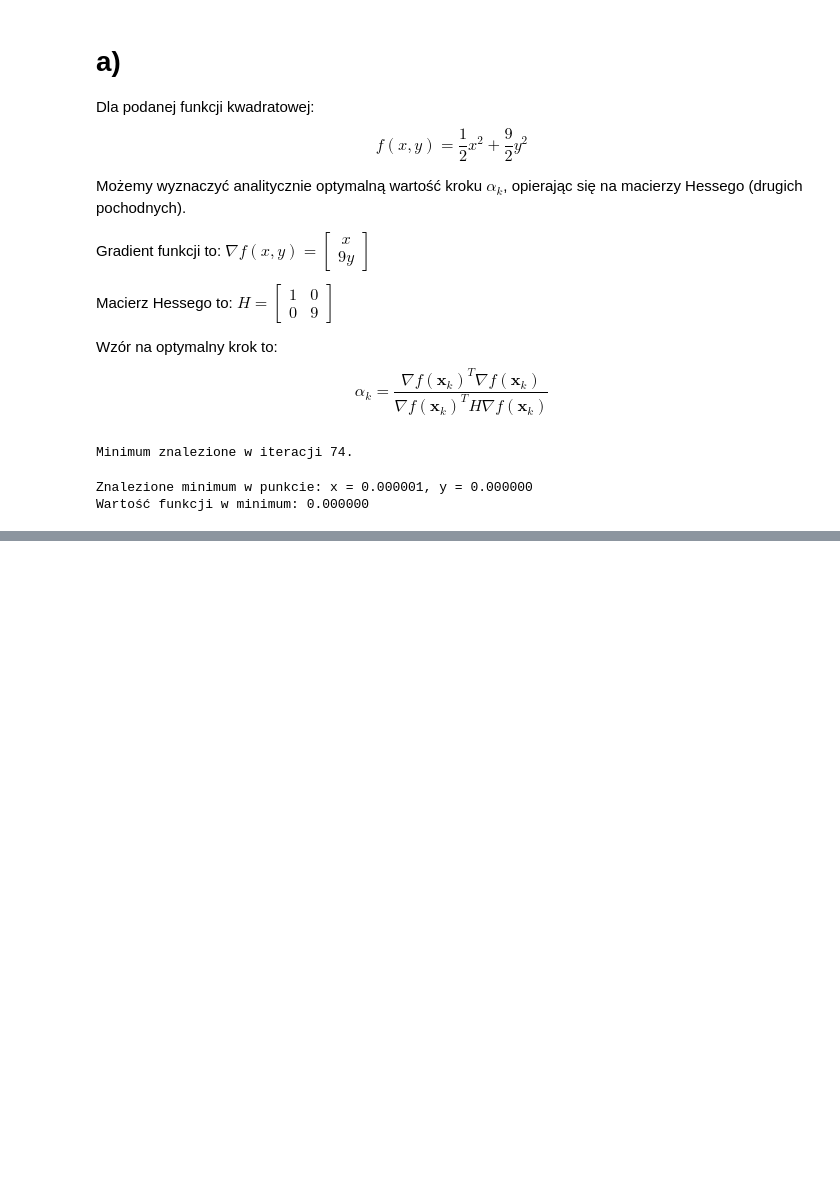
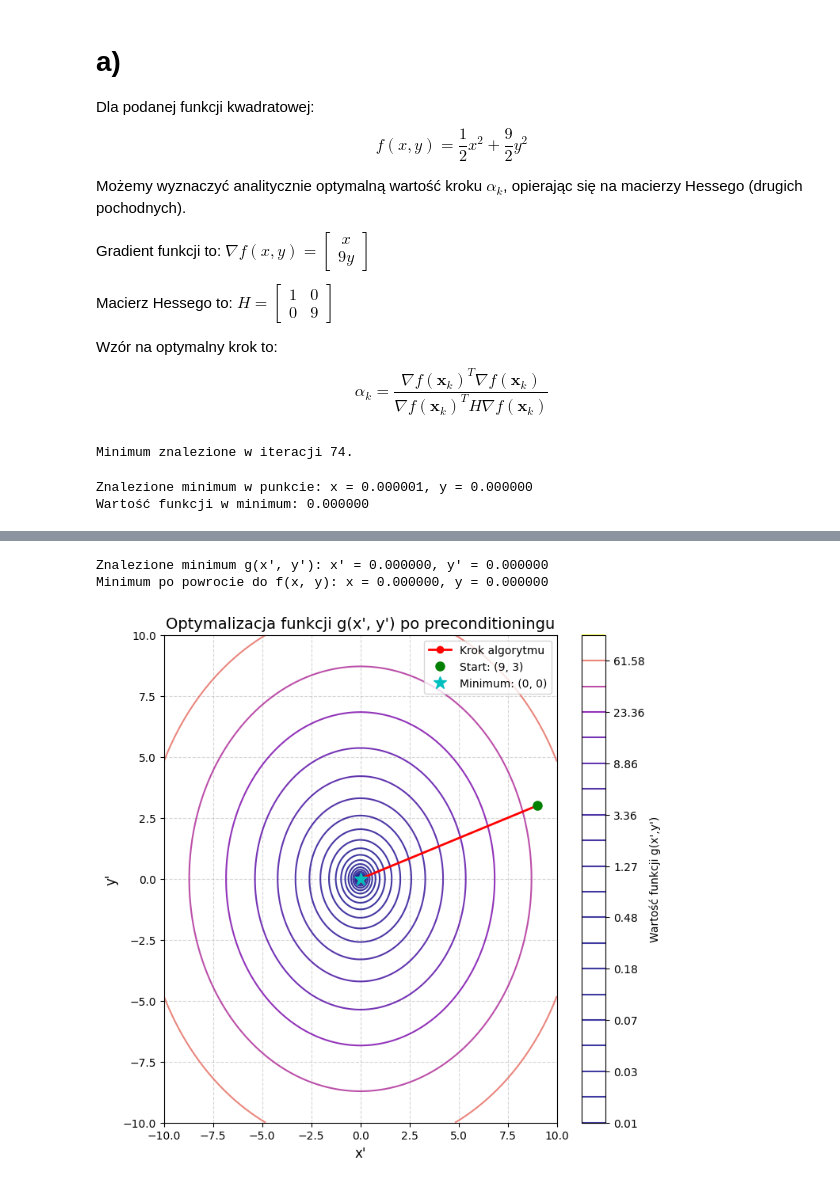
Before and after one commit to Szymbuk/MOWNIT, a Jupyter notebook: lab11/ex1.ipynb, the cells around one changed output, grey strips where cells are left out. Drawn from its saved outputs; the diff is of its cells as text; code cells hidden in the pictures; blank space fills up the shorter version.

Commit message:
✨ Implement preconditioned gradient descent using Hessian-based coordinate transform

```diff
--- a/lab11/ex1.ipynb
+++ b/lab11/ex1.ipynb
@@ -87,0 +155,15 @@ plt.show()
+# %%
+def g(x_prime, y_prime):
+    return 0.5 * x_prime**2 + 0.5 * y_prime**2
+
+def gradient_g(x_prime, y_prime):
+    return np.array([x_prime, y_prime])
+# %%
+x0_original = np.array([9.0, 1.0])
+
+x_k_prime = L.dot(x0_original)
+print(f"Punkt startowy w nowym układzie (x', y'): {x_k_prime}")
+
+tolerance = 1e-6
+max_iter = 100
+path_prime = [x_k_prime.copy()]
@@ -87,0 +190,53 @@ plt.show()
+# %%
+print(f"Znalezione minimum g(x', y'): x' = {x_k_prime[0]:.6f}, y' = {x_k_prime[1]:.6f}")
+print(
+    f"Minimum po powrocie do f(x, y): x = {x_min_original[0]:.6f}, y = {x_min_original[1]:.6f}"
+)
+# %% [output]
+Znalezione minimum g(x', y'): x' = 0.000000, y' = 0.000000
+Minimum po powrocie do f(x, y): x = 0.000000, y = 0.000000
+# %%
+x_range = np.linspace(-10, 10, 400)
+y_range = np.linspace(-10, 10, 400)
+X, Y = np.meshgrid(x_range, y_range)
+Z = g(X, Y)
+# %%
+plt.figure(figsize=(8, 8))
+
+levels = np.logspace(-2, 2, 20)
+cp = plt.contour(X, Y, Z, levels=levels, cmap="plasma", alpha=0.8)
+plt.colorbar(cp, label="Wartość funkcji g(x',y')")
+
+plt.plot(
+    path_prime[:, 0],
+    path_prime[:, 1],
+    "ro-",
+    label="Krok algorytmu",
+    markersize=6,
+    linewidth=2,
+)
+plt.plot(
+    path_prime[0, 0],
+    path_prime[0, 1],
+    "go",
+    label=f"Start: ({path_prime[0, 0]:.0f}, {path_prime[0, 1]:.0f})",
+    markersize=8,
+)
+plt.plot(
+    path_prime[-1, 0],
+    path_prime[-1, 1],
+    "c*",
+    label=f"Minimum: ({path_prime[-1, 0]:.0f}, {path_prime[-1, 1]:.0f})",
+    markersize=12,
+)
+
+plt.title("Optymalizacja funkcji g(x', y') po preconditioningu", fontsize=14)
+plt.xlabel("x'", fontsize=12)
+plt.ylabel("y'", fontsize=12)
+plt.legend(loc="upper right")
+plt.grid(True, linestyle="--", alpha=0.5)
+# plt.axis("equal")
+
+plt.show()
+# %% [output]
+[figure, added]
```
Also changed, not shown: parts of 7 cells of this notebook.
